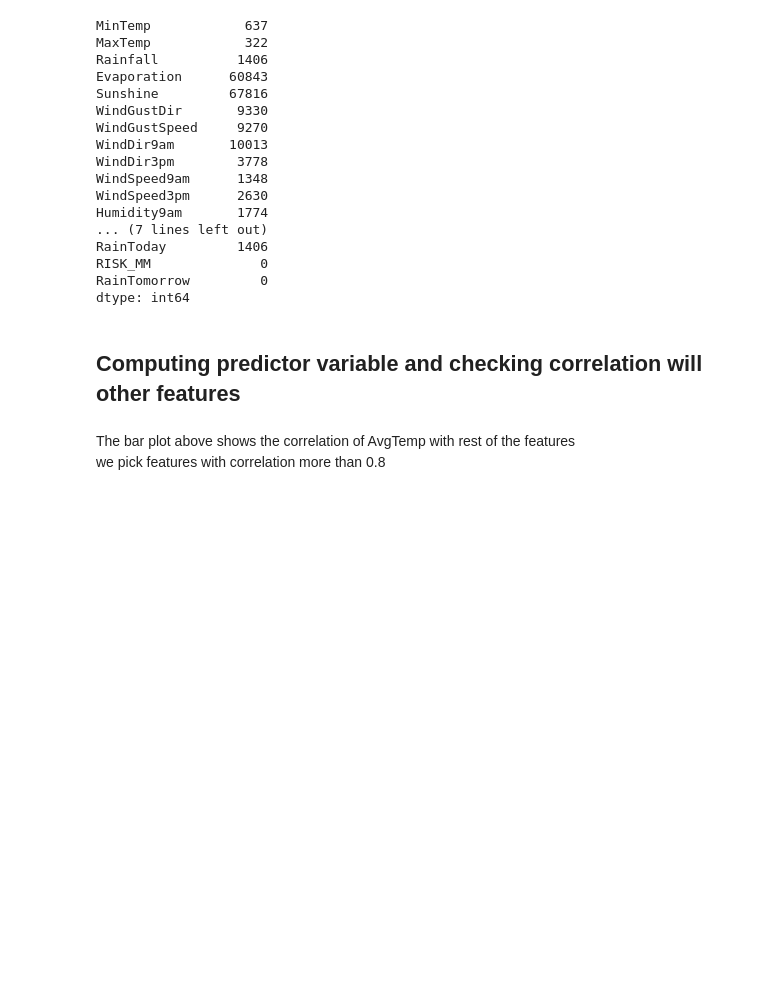
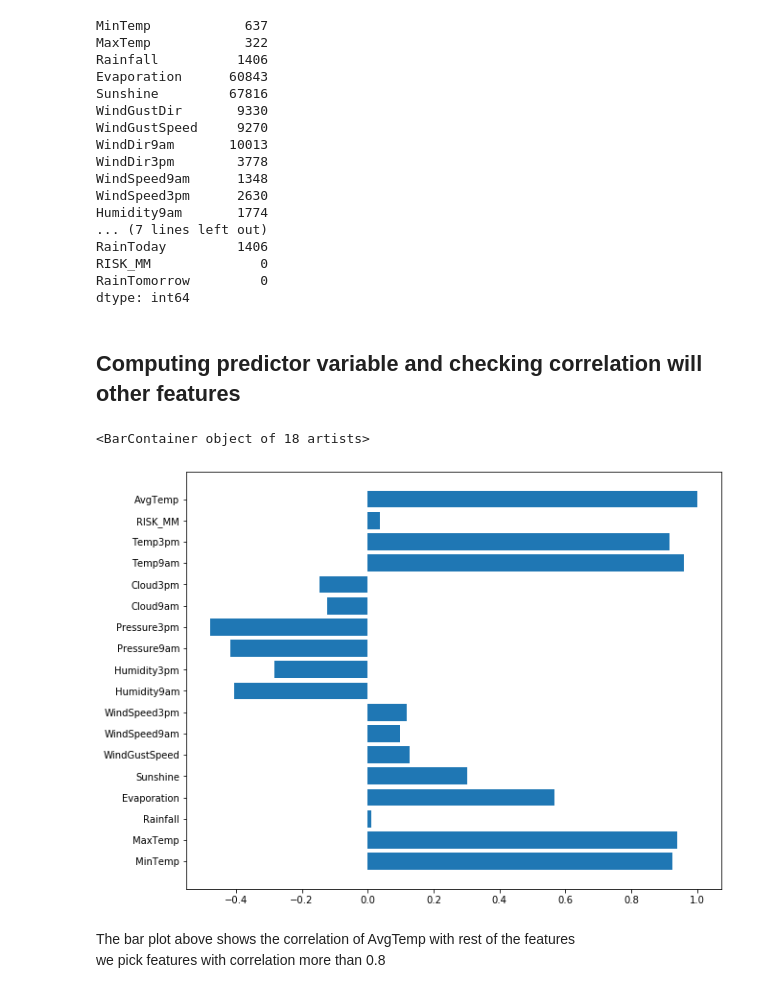
Before and after one commit to radheem/Ml-trail-task, a Jupyter notebook: sample_1.ipynb, the cells around one changed output. Drawn from its saved outputs; the diff is of its cells as text; code cells hidden in the pictures; blank space fills up the shorter version.

```diff
--- a/sample_1.ipynb
+++ b/sample_1.ipynb
@@ -119,10 +119,13 @@ dtype: int64
 # %%
 #computing y(preditor variable)
 y = 0.5*(data["MinTemp"]+data["MaxTemp"])
 data["AvgTemp"] = y
 cor = data.corr()['AvgTemp'][:]
-# plt.figure(figsize=(10,8))
-# plt.barh(cor.index,cor)
+plt.figure(figsize=(10,8))
+plt.barh(cor.index,cor)
+# %% [output]
+<BarContainer object of 18 artists>
+[figure, added]
 # %% [markdown]
 The bar plot above shows the correlation of AvgTemp with rest of the features<br>
 we pick features with correlation more than 0.8
```
Also changed, not shown: parts of 4 cells of this notebook, 4 other files.
